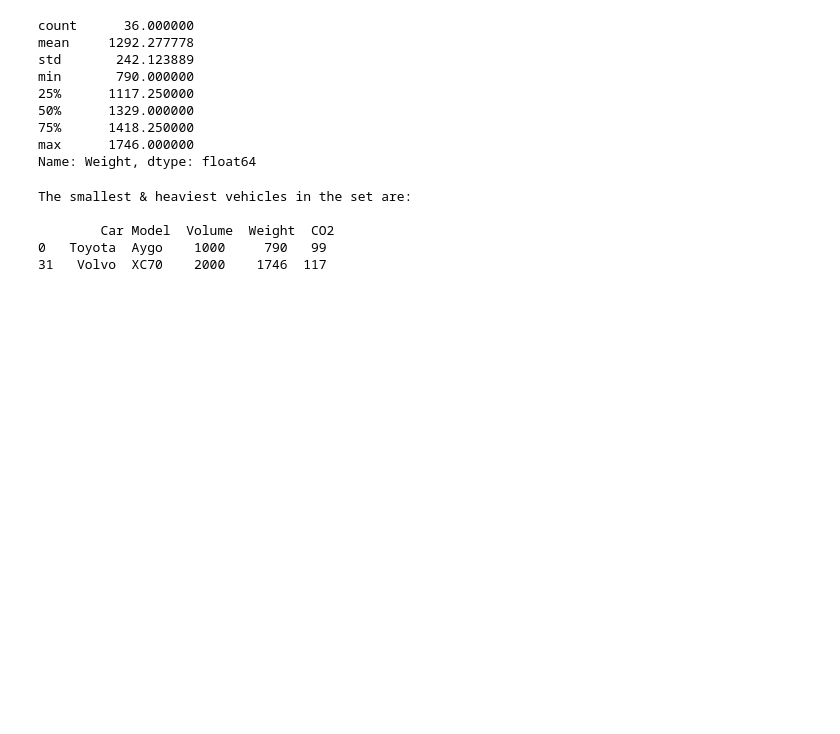
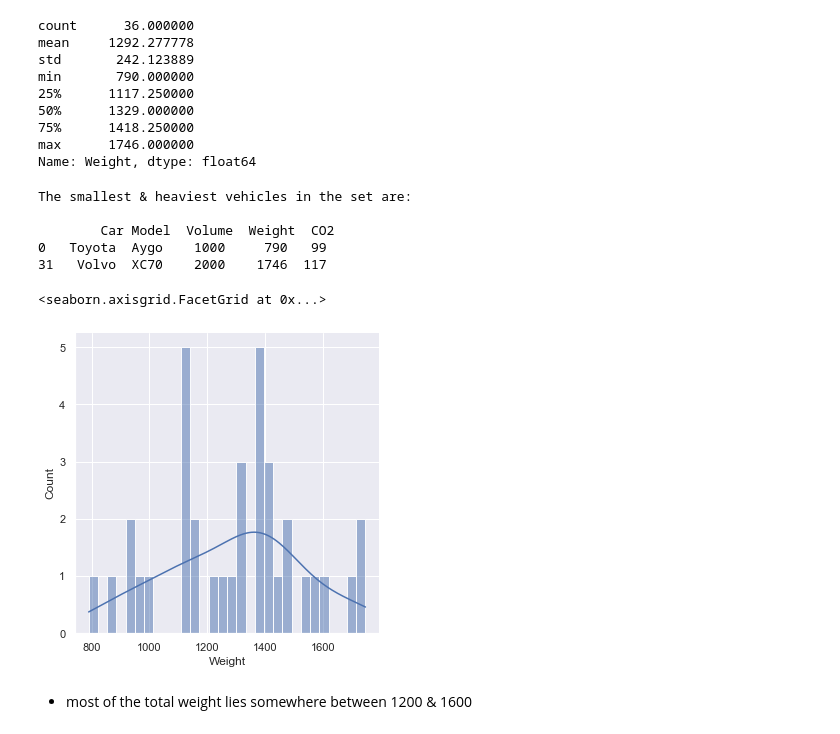
Before and after one commit to R-White-0/CO2-Emissions-EDA, a Jupyter notebook: src/CO2 Emmisions EDA copy.ipynb, the cells around one changed output. Cells and saved outputs as stored; diff of their text form; code cells hidden in the pictures; blank space fills up the shorter version.

Commit message:
added dist plot

```diff
--- a/src/CO2 Emmisions EDA copy.ipynb
+++ b/src/CO2 Emmisions EDA copy.ipynb
@@ -344,3 +344,11 @@ The smallest & heaviest vehicles in the set are:
         Car Model  Volume  Weight  CO2
 0   Toyota  Aygo    1000     790   99
 31   Volvo  XC70    2000    1746  117
+# %%
+#how the total weight is destibuted
+sns.displot(co2dfCopy['Weight'], kde=True, bins=30)
+# %% [output]
+<seaborn.axisgrid.FacetGrid at 0x...>
+[figure, added]
+# %% [markdown]
+* most of the total weight lies somewhere between 1200 & 1600
```
Also changed, not shown: parts of 3 cells of this notebook, 1 other file.
